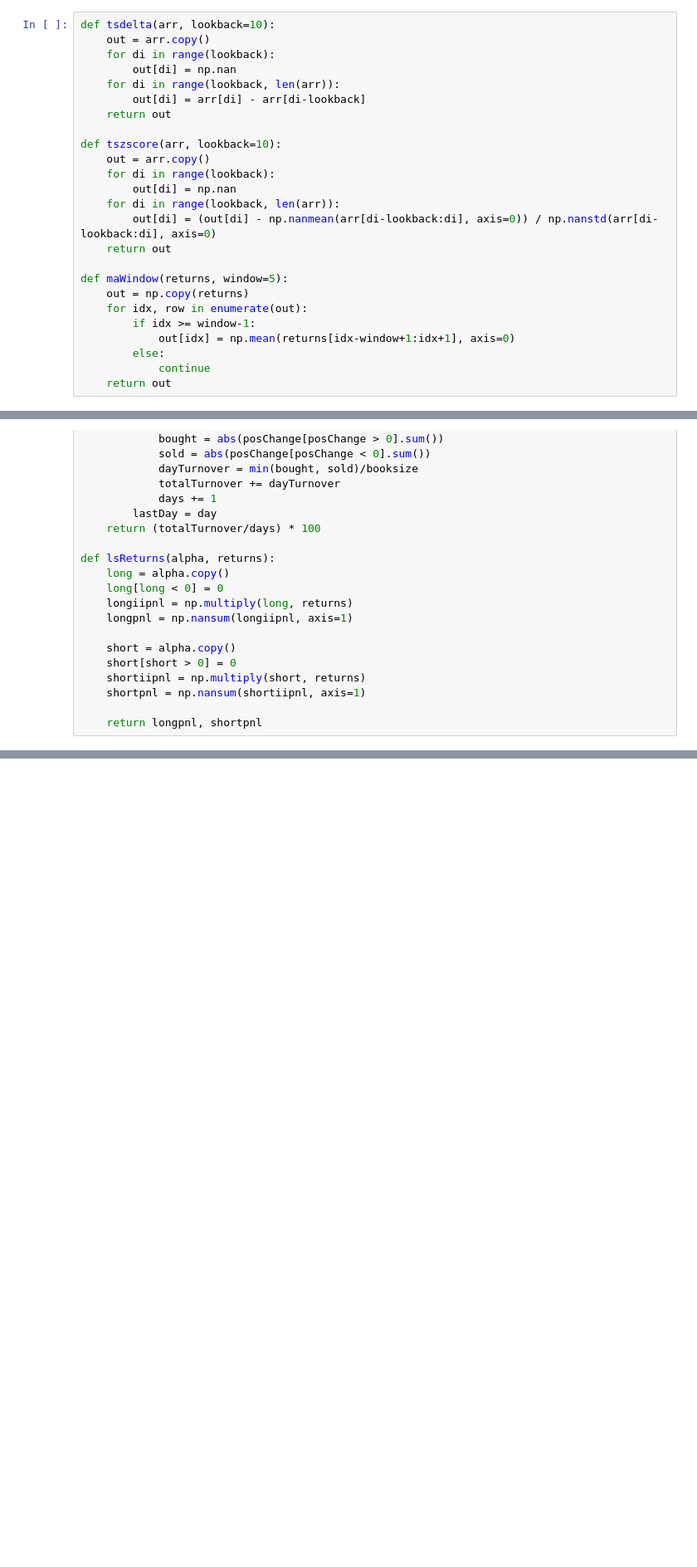
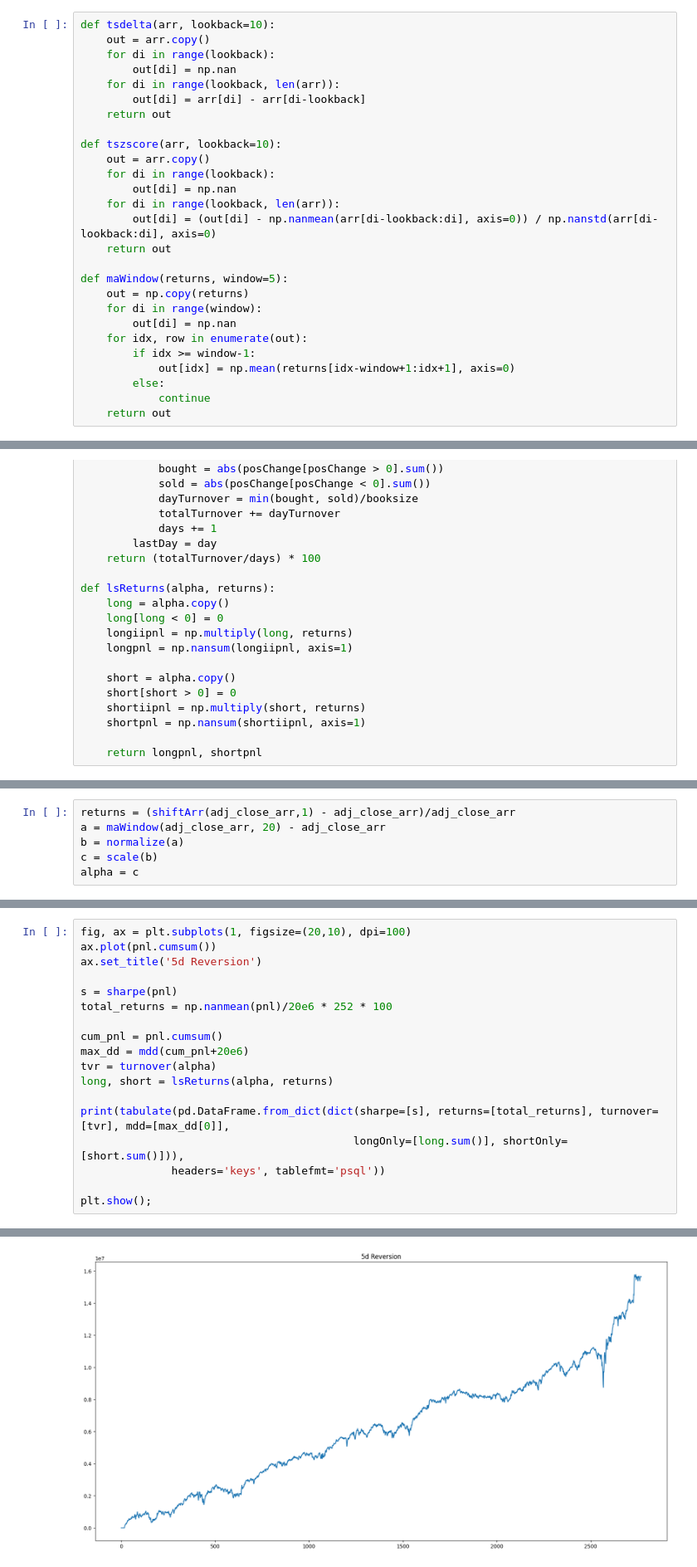
Before and after one commit to rileyang1/Quant-Others, a Jupyter notebook: Long Short Equity/longshort_func.ipynb, the cells around one changed output, grey strips where cells are left out. Shown: that part at 83% size. Drawn from its saved outputs; the diff is of its cells as text; blank space fills up the shorter version.

```diff
--- a/Long Short Equity/longshort_func.ipynb
+++ b/Long Short Equity/longshort_func.ipynb
@@ -86,6 +101,8 @@ def tszscore(arr, lookback=10):
 
 def maWindow(returns, window=5):
     out = np.copy(returns)
+    for di in range(window):
+        out[di] = np.nan
     for idx, row in enumerate(out):
         if idx >= window-1:
             out[idx] = np.mean(returns[idx-window+1:idx+1], axis=0)
@@ -178,0 +197,6 @@ plt.show();
+# %%
+returns = (shiftArr(adj_close_arr,1) - adj_close_arr)/adj_close_arr
+a = maWindow(adj_close_arr, 20) - adj_close_arr
+b = normalize(a)
+c = scale(b)
+alpha = c
@@ -178,0 +206,19 @@ plt.show();
+# %%
+fig, ax = plt.subplots(1, figsize=(20,10), dpi=100)
+ax.plot(pnl.cumsum())
+ax.set_title('5d Reversion')
+
+s = sharpe(pnl)
+total_returns = np.nanmean(pnl)/20e6 * 252 * 100
+
+cum_pnl = pnl.cumsum()
+max_dd = mdd(cum_pnl+20e6)
+tvr = turnover(alpha)
+long, short = lsReturns(alpha, returns)
+
+print(tabulate(pd.DataFrame.from_dict(dict(sharpe=[s], returns=[total_returns], turnover=[tvr], mdd=[max_dd[0]],
+                                          longOnly=[long.sum()], shortOnly=[short.sum()])),
+              headers='keys', tablefmt='psql'))
+
+plt.show();
+# %% [output]
@@ -178,0 +230 @@ plt.show();
+[figure, added]
```
Also changed, not shown: parts of 15 cells of this notebook.
